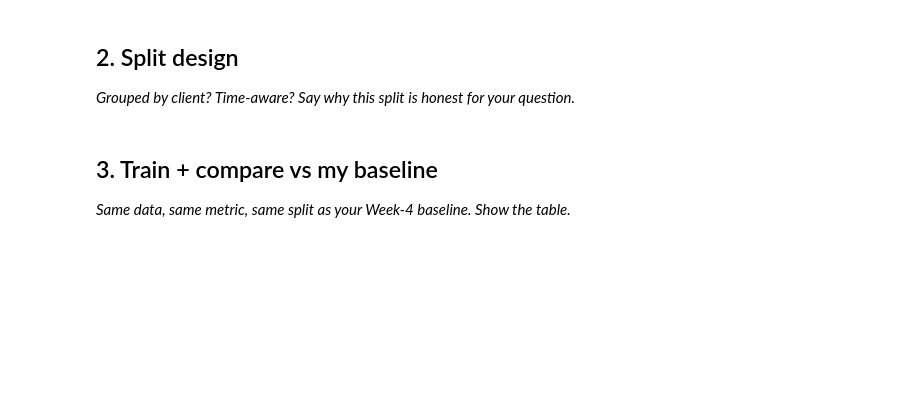
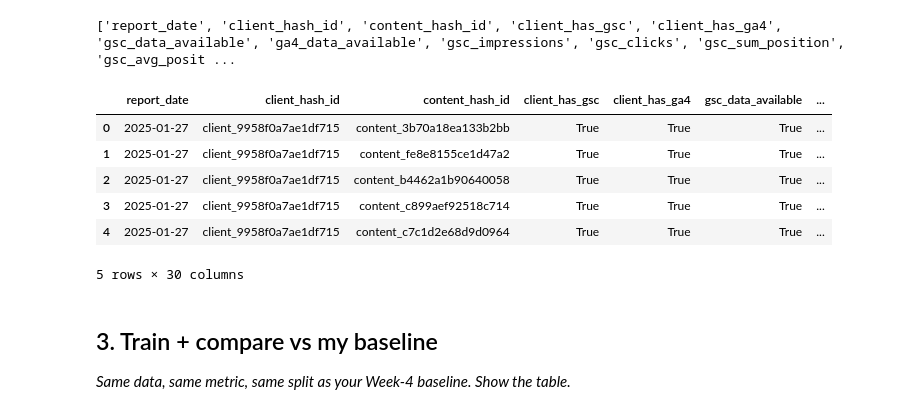
Before and after one commit to SULAIMAN-5-AHMED/FlyRankWeek1, a Jupyter notebook: work/notebooks/w05_model.ipynb, the cells around one changed output. Cells and saved outputs as stored; diff of their text form; code cells hidden in the pictures; blank space fills up the shorter version.

```diff
--- a/work/notebooks/w05_model.ipynb
+++ b/work/notebooks/w05_model.ipynb
@@ -13,7 +54,17 @@ This skeleton is yours to fill. Work the sections **in order** — each one has
 # %%
 # This cell is for CODE (numbers, a query, a check).
 # Write your text answer in the cell ABOVE this one — typing sentences here breaks Run All.
+
+ds= list(ds.take(10000))
+ds = pd.DataFrame(ds)
+print(ds.columns.tolist())
+ds.head()
+# %% [output]
+['report_date', 'client_hash_id', 'content_hash_id', 'client_has_gsc', 'client_has_ga4', 'gsc_data_available', 'ga4_data_available', 'gsc_impressions', 'gsc_clicks', 'gsc_sum_position', 'gsc_avg_posit ...
+|  | report_date | client_hash_id | content_hash_id | client_has_gsc | client_has_ga4 | gsc_data_available | ... |
+| 0 | 2025-01-27 | client_9958f0a7ae1df715 | content_3b70a18ea133b2bb | True | True | True | ... |
+| 1 | 2025-01-27 | client_9958f0a7ae1df715 | content_fe8e8155ce1d47a2 | True | True | True | ... |
+| 2 | 2025-01-27 | client_9958f0a7ae1df715 | content_b4462a1b90640058 | True | True | True | ... |
+| 3 | 2025-01-27 | client_9958f0a7ae1df715 | content_c899aef92518c714 | True | True | True | ... |
+| 4 | 2025-01-27 | client_9958f0a7ae1df715 | content_c7c1d2e68d9d0964 | True | True | True | ... |
+5 rows × 30 columns
-# %% [markdown]
-## 2. Split design
-
-*Grouped by client? Time-aware? Say why this split is honest for your question.*
```
Also changed, not shown: parts of 14 cells of this notebook.
